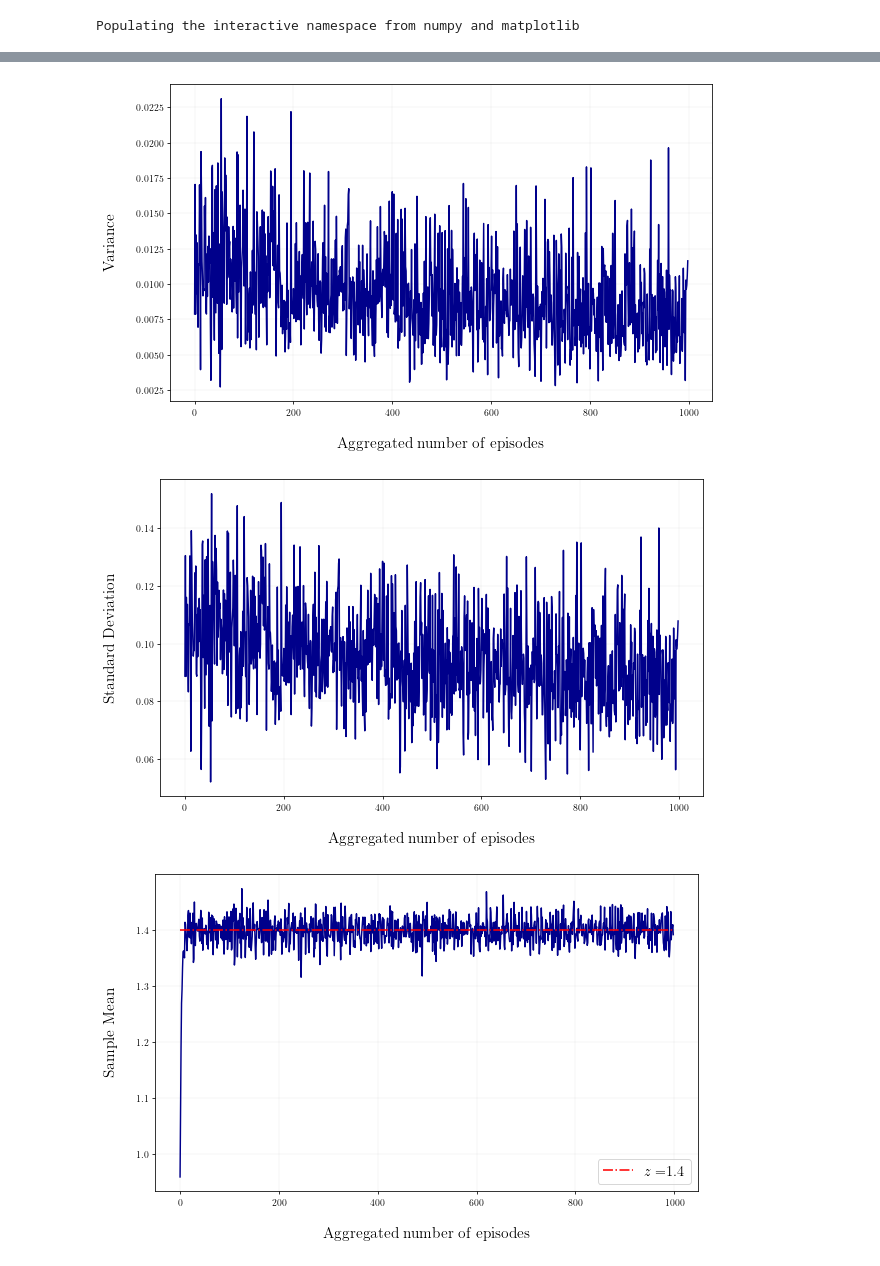
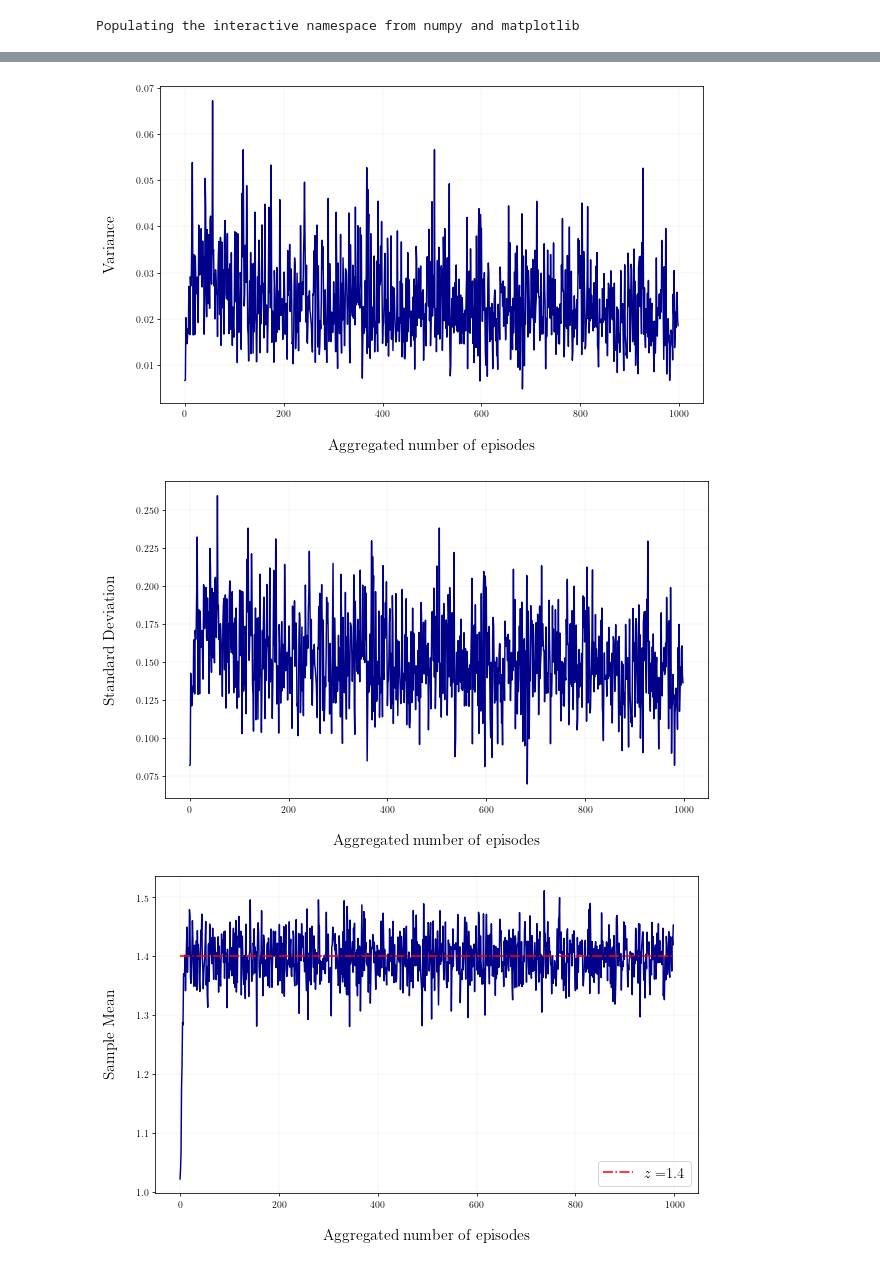
Before and after one commit to r-uben/dissertation-codes, a Jupyter notebook: emv-algorithm/emv_plots.ipynb, the cells around one changed output, grey strips where cells are left out. Drawn from its saved outputs; the diff is of its cells as text; code cells hidden in the pictures.

Commit message:
Real data is analysed. Good results

```diff
--- a/emv-algorithm/emv_plots.ipynb
+++ b/emv-algorithm/emv_plots.ipynb
@@ -102,14 +186,11 @@ def __θ3_(θ3, ρ2, par, market):
 # %%
 def __plot_control_parameters__(par, market):
-    df          = __read_('exp_sample_parameters_μ' + str(par[0]) + '_r' + str(par[1]) + '_σ' + str(par[2]) + '_ρ' + str(par[3]) + '_z' + str(par[4]))
+    df          = __read_('sample_parameters', par, market)
     episodes    = df['k'].tolist()
-    real_mean   = [par[4] for _ in episodes]
+    real_mean   = [par['z'] for _ in episodes]
     mean        = df['mean'].tolist()
-    real_var    = [par[2]**2 for _ in episodes]
     var         = df['variance'].tolist()
-    real_std    = [par[2] for _ in episodes]
     std         = df['std'].tolist()
-    real_μ      = [0.5 for _ in episodes]
     μ           = df['μ'].tolist()
     # Plot
     __annualised_return_(μ, par, market)
@@ -118,8 +199,20 @@ def __plot_control_parameters__(par, market):
     __sample_mean_(mean, real_mean, par, market)
 
 def __plot_rl_parameters__(par, market):
-    df = __read_('exp_rl_parameters_μ' + str(par[0]) + '_r' + str(par[1]) + '_σ' + str(par[2]) + '_ρ' + str(par[3]) + '_z' + str(par[4]))
+    df = __read_('rl_parameters', par, market)
+    θ0 = df['θ0'].tolist()
+    θ1 = df['θ1'].tolist()
+    θ2 = df['θ2'].tolist()
     θ3 = df['θ3'].tolist()
-    ρ2 = [par[3]**2 for _ in range(len(θ3))]
-
-    __θ3_(θ3, ρ2, par, market)
+    ϕ1 = df['ϕ1'].tolist()
+    ϕ2 = df['ϕ2'].tolist()
+    if market.lower() != 'exp' and market.lower() != 'log' and market.lower() != 'crr':
+        __θ0_(θ0, par, market)
+        __θ1_(θ1, par, market)
+        __θ2_(θ2, par, market)
+        __θ3_(θ3, par, market)
+        __ϕ1_(ϕ1, par, market)
+        __ϕ2_(ϕ2, par, market)
+    else:
+        ρ2 = [par['ρ']**2 for _ in range(len(θ3))]
+        __θ3_(θ3, par, market, ρ2)
@@ -126,7 +229,6 @@ def __plot_rl_parameters__(par, market):
 # %%
-par = [0.5, 0.02, 0.1, 4.8, 1.4]
-__plot_control_parameters__(par, 'exp')
-__plot_rl_parameters__(par, 'exp')
+par = {'μ': 0.3, 'r': 0.02, 'σ': 0.1, 'ρ': 2.8, 'z': 1.4}
+__plot_control_parameters__(par, 'log')
 # %% [output]
 The PostScript backend does not support transparency; partially transparent artists will be rendered opaque.
 The PostScript backend does not support transparency; partially transparent artists will be rendered opaque.
@@ -135,3 +238,3 @@ TypeError: __plot_rl_parameters__() takes 1 positional argument but 2 were given
-[figure, old version]
+[figure, new version]
-[figure, old version]
+[figure, new version]
-[figure, old version]
+[figure, new version]
```
Also changed, not shown: parts of 15 cells of this notebook, 33 other files.
